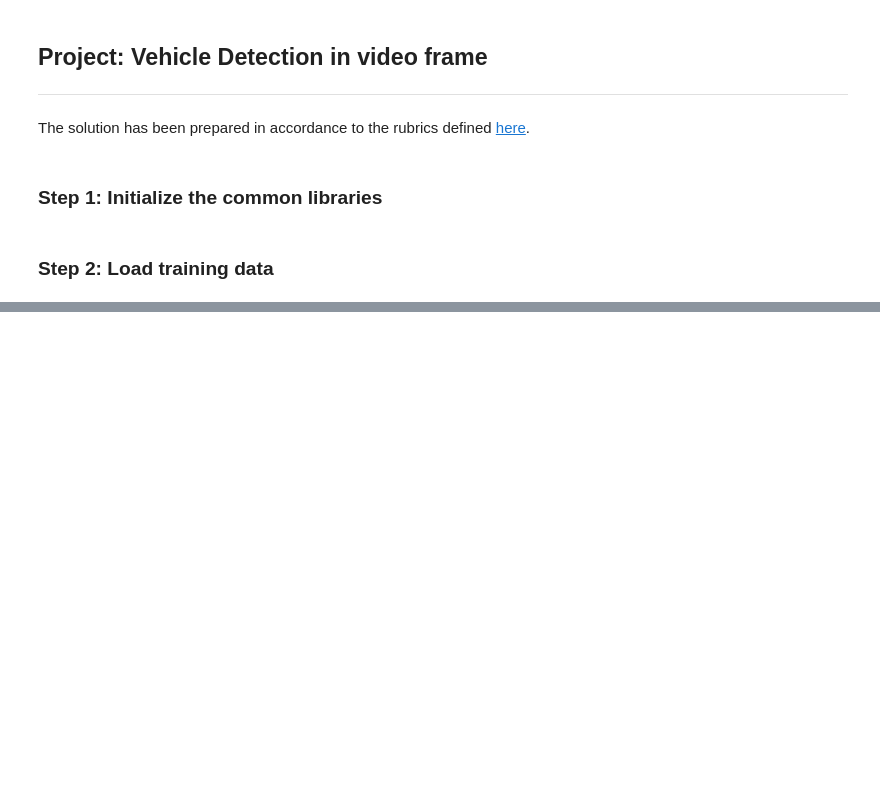
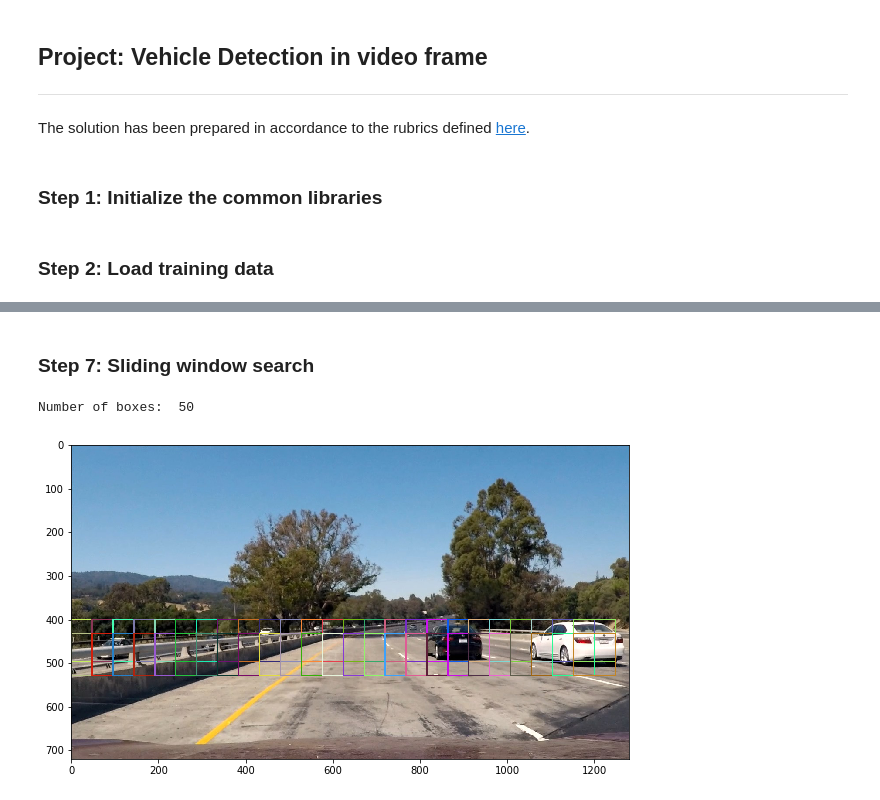
Before and after one commit to mrsandipandas/Udacity_Vehicle-Detection-P5, a Jupyter notebook: Vehicle_detection.ipynb, the cells around one changed output, grey strips where cells are left out. Drawn from its saved outputs; the diff is of its cells as text; code cells hidden in the pictures; blank space fills up the shorter version.

```diff
--- a/Vehicle_detection.ipynb
+++ b/Vehicle_detection.ipynb
@@ -30,0 +196,18 @@ print(len(vehicle_images), len(nonvehicle_images))
+# %%
+
+# Use a linear SVC # Use a l
+svc = LinearSVC()
+# Check the training time for the SVC
+t = time.time()
+svc.fit(X_train, y_train)
+t2 = time.time()
+print(round(t2-t, 2), 'Seconds to train SVC...')
+# Check the score of the SVC
+print('Test Accuracy of SVC = ', round(svc.score(X_test, y_test), 4))
+# Check the prediction time for a single sample
+t=time.time()
+n_predict = 10
+print('My SVC predicts: ', svc.predict(X_test[0:n_predict]))
+print('For these',n_predict, 'labels: ', y_test[0:n_predict])
+t2 = time.time()
+print(round(t2-t, 5), 'Seconds to predict', n_predict,'labels with SVC')
@@ -30,0 +358,26 @@ print(len(vehicle_images), len(nonvehicle_images))
+# %% [markdown]
+### Step 7: Sliding window search
+# %%
+test_img = mpimg.imread('./test_images/test1.jpg')
+
+rects = []
+
+ystart = 400
+ystop = 496
+scale = 1.5
+rects.append(find_cars(test_img, ystart, ystop, scale, colorspace, hog_channel, svc, None,
+                       orient, pix_per_cell, cell_per_block, None, None, show_all_rectangles=True))
+ystart = 432
+ystop = 528
+scale = 1.5
+rects.append(find_cars(test_img, ystart, ystop, scale, colorspace, hog_channel, svc, None,
+                       orient, pix_per_cell, cell_per_block, None, None, show_all_rectangles=True))
+
+rectangles = [item for sublist in rects for item in sublist]
+test_img_rects = draw_boxes(test_img, rectangles, color='random', thick=2)
+plt.figure(figsize=(10,10))
+plt.imshow(test_img_rects)
+print('Number of boxes: ', len(rectangles))
+# %% [output]
+Number of boxes:  50
+[figure, added]
```
Also changed, not shown: parts of 28 cells of this notebook, 1 other file.
